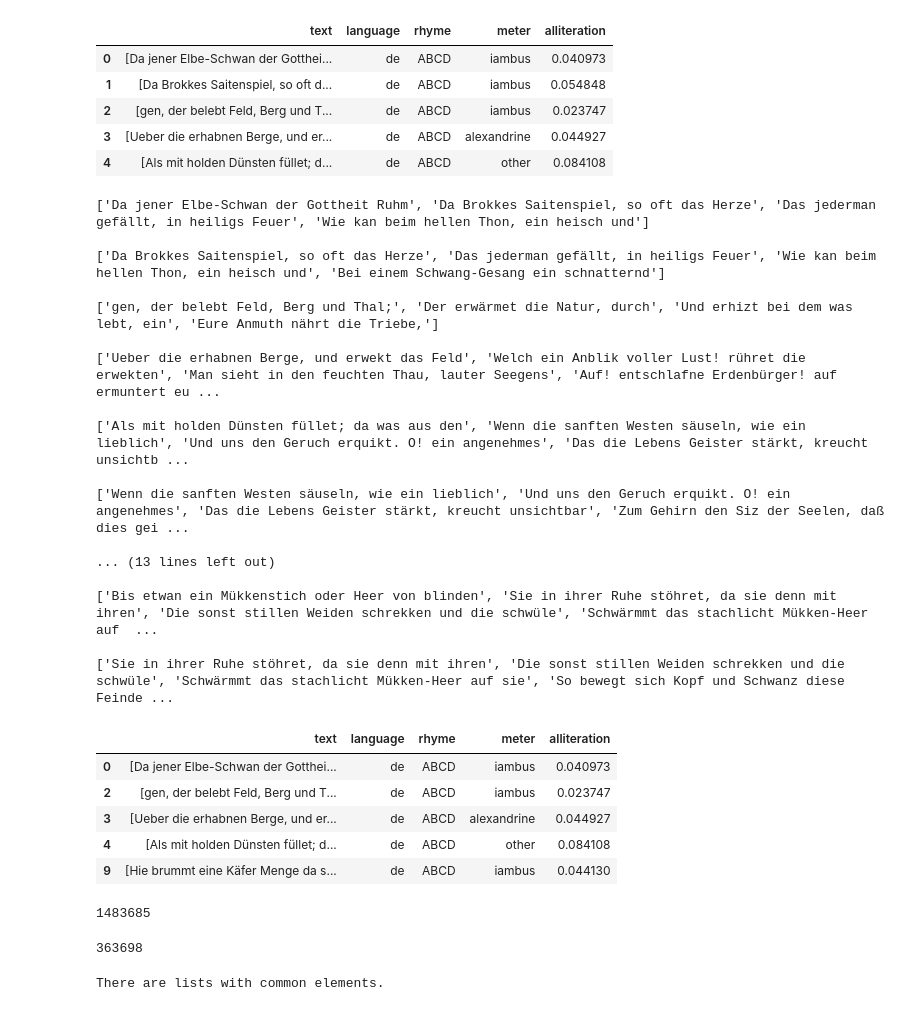
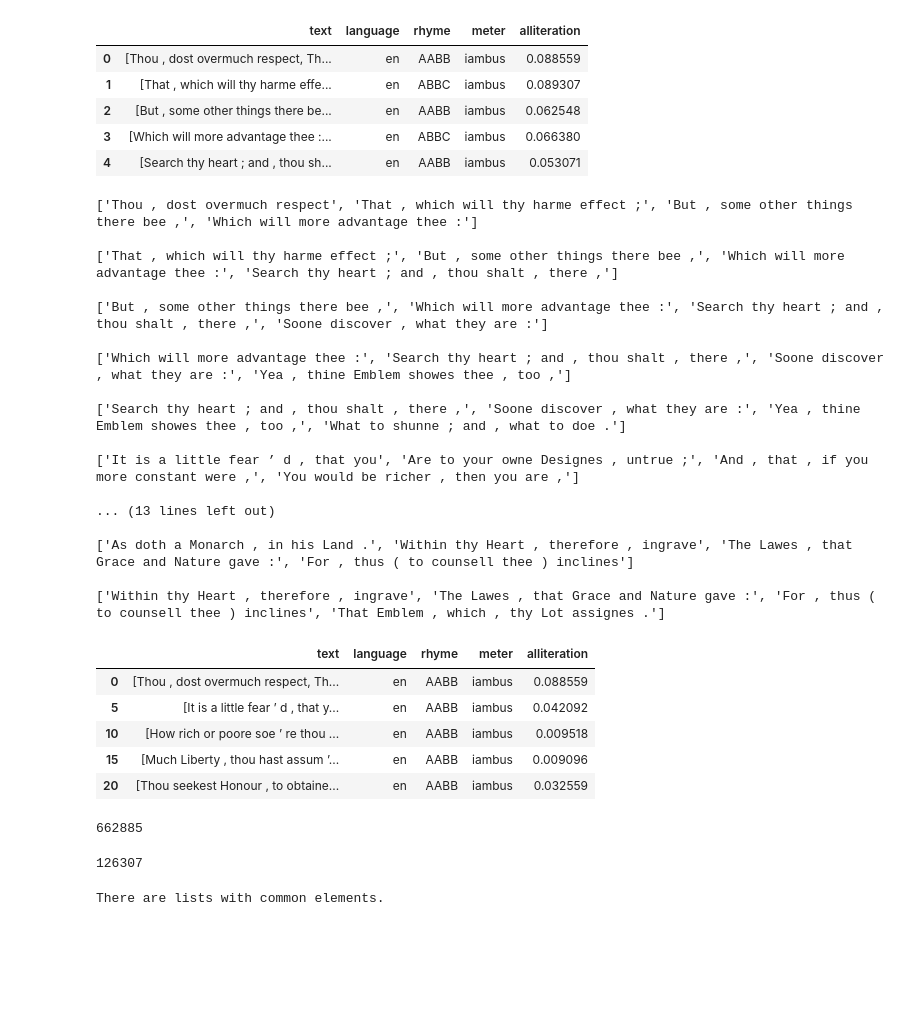
Before and after one commit to hgroener/diversity_in_poetry_generation, a Jupyter notebook: diversity-in-poetry-generation/training_data/clean_dataset.ipynb, the cells around one changed output. Saved outputs shown, nothing was run; the diff lists cells and outputs as text; code cells hidden in the pictures; blank space fills up the shorter version.

Commit message:
started implementing method for cleaning dataset

```diff
--- a/diversity-in-poetry-generation/training_data/clean_dataset.ipynb
+++ b/diversity-in-poetry-generation/training_data/clean_dataset.ipynb
@@ -7,35 +8,37 @@ import numpy as np
 # %%
-df_de = pd.read_json('dataset/QuaTrain-de.json', lines=True)
+# data from https://github.com/potamides/uniformers/tree/main
+# df_de = pd.read_json('dataset/QuaTrain-de.json', lines=True)
+df_en = pd.read_json('dataset/QuaTrain-en.json', lines=True)
 # %%
-df_de.head()
+df_en.head()
 # %% [output]
 |  | text | language | rhyme | meter | alliteration |
-| 0 | [Da jener Elbe-Schwan der Gotthei... | de | ABCD | iambus | 0.040973 |
-| 1 | [Da Brokkes Saitenspiel, so oft d... | de | ABCD | iambus | 0.054848 |
-| 2 | [gen, der belebt Feld, Berg und T... | de | ABCD | iambus | 0.023747 |
-| 3 | [Ueber die erhabnen Berge, und er... | de | ABCD | alexandrine | 0.044927 |
-| 4 | [Als mit holden Dünsten füllet; d... | de | ABCD | other | 0.084108 |
+| 0 | [Thou , dost overmuch respect, Th... | en | AABB | iambus | 0.088559 |
+| 1 | [That , which will thy harme effe... | en | ABBC | iambus | 0.089307 |
+| 2 | [But , some other things there be... | en | AABB | iambus | 0.062548 |
+| 3 | [Which will more advantage thee :... | en | ABBC | iambus | 0.066380 |
+| 4 | [Search thy heart ; and , thou sh... | en | AABB | iambus | 0.053071 |
 # %%
-for l in list(df_de["text"])[:15]:
+for l in list(df_en["text"])[:15]:
     print (l, "\n")
 # %% [output]
-['Da jener Elbe-Schwan der Gottheit Ruhm', 'Da Brokkes Saitenspiel, so oft das Herze', 'Das jederman gefällt, in heiligs Feuer', 'Wie kan beim hellen Thon, ein heisch und']
+['Thou , dost overmuch respect', 'That , which will thy harme effect ;', 'But , some other things there bee ,', 'Which will more advantage thee :']
 
-['Da Brokkes Saitenspiel, so oft das Herze', 'Das jederman gefällt, in heiligs Feuer', 'Wie kan beim hellen Thon, ein heisch und', 'Bei einem Schwang-Gesang ein schnatternd']
+['That , which will thy harme effect ;', 'But , some other things there bee ,', 'Which will more advantage thee :', 'Search thy heart ; and , thou shalt , there ,']
 
-['gen, der belebt Feld, Berg und Thal;', 'Der erwärmet die Natur, durch', 'Und erhizt bei dem was lebt, ein', 'Eure Anmuth nährt die Triebe,']
+['But , some other things there bee ,', 'Which will more advantage thee :', 'Search thy heart ; and , thou shalt , there ,', 'Soone discover , what they are :']
 
-['Ueber die erhabnen Berge, und erwekt das Feld', 'Welch ein Anblik voller Lust! rühret die erwekten', 'Man sieht in den feuchten Thau, lauter Seegens', 'Auf! entschlafne Erdenbürger! auf ermuntert eu ...
+['Which will more advantage thee :', 'Search thy heart ; and , thou shalt , there ,', 'Soone discover , what they are :', 'Yea , thine Emblem showes thee , too ,']
 
-['Als mit holden Dünsten füllet; da was aus den', 'Wenn die sanften Westen säuseln, wie ein lieblich', 'Und uns den Geruch erquikt. O! ein angenehmes', 'Das die Lebens Geister stärkt, kreucht unsichtb ...
+['Search thy heart ; and , thou shalt , there ,', 'Soone discover , what they are :', 'Yea , thine Emblem showes thee , too ,', 'What to shunne ; and , what to doe .']
 
-['Wenn die sanften Westen säuseln, wie ein lieblich', 'Und uns den Geruch erquikt. O! ein angenehmes', 'Das die Lebens Geister stärkt, kreucht unsichtbar', 'Zum Gehirn den Siz der Seelen, daß dies gei ...
+['It is a little fear ’ d , that you', 'Are to your owne Designes , untrue ;', 'And , that , if you more constant were ,', 'You would be richer , then you are ,']
 
 ... (13 lines left out)
 
-['Bis etwan ein Mükkenstich oder Heer von blinden', 'Sie in ihrer Ruhe stöhret, da sie denn mit ihren', 'Die sonst stillen Weiden schrekken und die schwüle', 'Schwärmmt das stachlicht Mükken-Heer auf  ...
+['As doth a Monarch , in his Land .', 'Within thy Heart , therefore , ingrave', 'The Lawes , that Grace and Nature gave :', 'For , thus ( to counsell thee ) inclines']
 
-['Sie in ihrer Ruhe stöhret, da sie denn mit ihren', 'Die sonst stillen Weiden schrekken und die schwüle', 'Schwärmmt das stachlicht Mükken-Heer auf sie', 'So bewegt sich Kopf und Schwanz diese Feinde ...
+['Within thy Heart , therefore , ingrave', 'The Lawes , that Grace and Nature gave :', 'For , thus ( to counsell thee ) inclines', 'That Emblem , which , thy Lot assignes .']
 # %%
 def get_unique_quatrains(df):
     last_t = ""
@@ -55,24 +58,24 @@ def get_unique_quatrains(df):
     df_unique = pd.DataFrame(unique_rows)
     return(df_unique)
 # %%
-df_de_unique = get_unique_quatrains(df_de)
+df_en_unique = get_unique_quatrains(df_en)
 # %%
-df_de_unique.head()
+df_en_unique.head()
 # %% [output]
 |  | text | language | rhyme | meter | alliteration |
-| 0 | [Da jener Elbe-Schwan der Gotthei... | de | ABCD | iambus | 0.040973 |
-| 2 | [gen, der belebt Feld, Berg und T... | de | ABCD | iambus | 0.023747 |
-| 3 | [Ueber die erhabnen Berge, und er... | de | ABCD | alexandrine | 0.044927 |
-| 4 | [Als mit holden Dünsten füllet; d... | de | ABCD | other | 0.084108 |
-| 9 | [Hie brummt eine Käfer Menge da s... | de | ABCD | iambus | 0.044130 |
+| 0 | [Thou , dost overmuch respect, Th... | en | AABB | iambus | 0.088559 |
+| 5 | [It is a little fear ’ d , that y... | en | AABB | iambus | 0.042092 |
+| 10 | [How rich or poore soe ’ re thou ... | en | AABB | iambus | 0.009518 |
+| 15 | [Much Liberty , thou hast assum ’... | en | AABB | iambus | 0.009096 |
+| 20 | [Thou seekest Honour , to obtaine... | en | AABB | iambus | 0.032559 |
 # %%
-len(df_de)
+len(df_en)
 # %% [output]
-1483685
+662885
 # %%
-len(df_de_unique)
+len(df_en_unique)
 # %% [output]
-363698
+126307
 # %%
 def check_common_elements(lists):
     for i in range(len(lists)):
```
Also changed, not shown: parts of 37 cells of this notebook.
